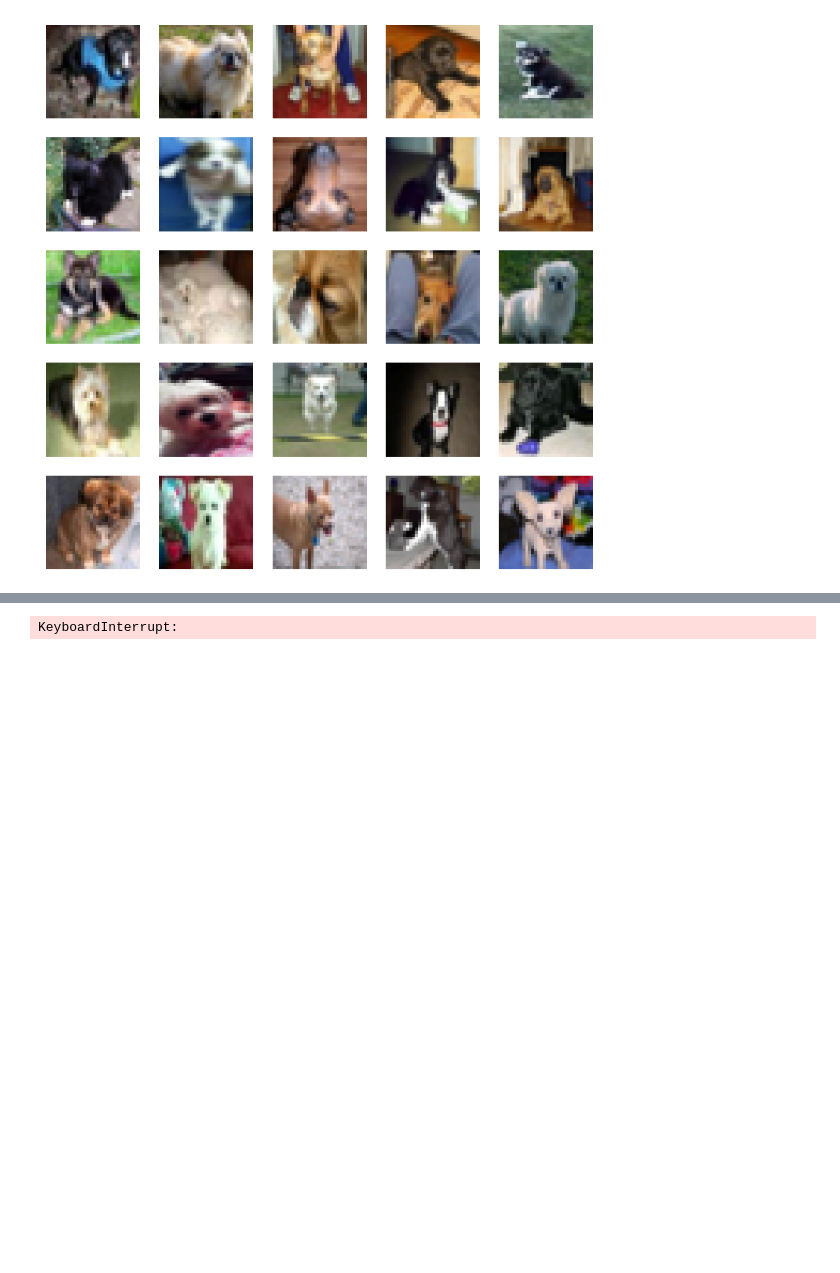
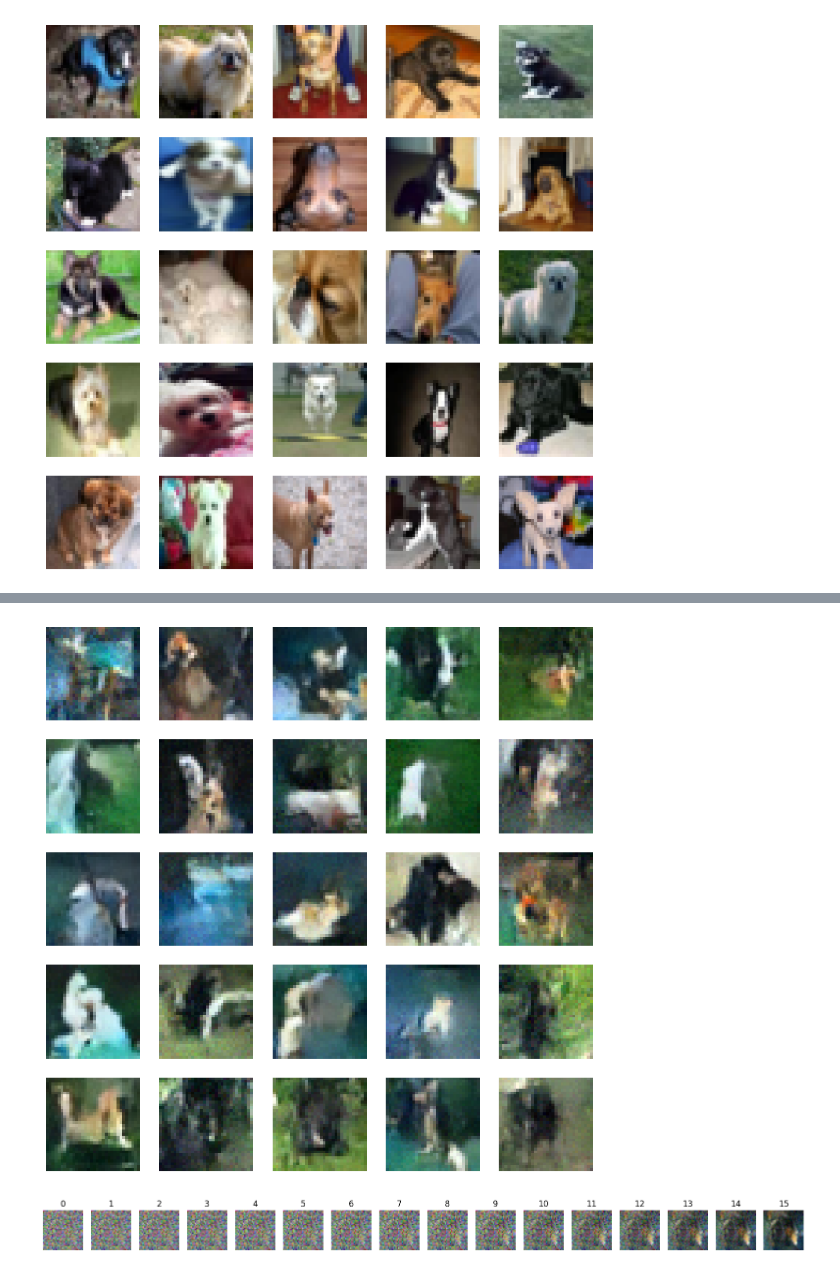
Before and after one commit to lrav35/diffusion, a Jupyter notebook: QuickDiffusionModel_TF.ipynb, the cells around one changed output, grey strips where cells are left out. Drawn from its saved outputs; the diff is of its cells as text; code cells hidden in the pictures; blank space fills up the shorter version.

```diff
--- a/QuickDiffusionModel_TF.ipynb
+++ b/QuickDiffusionModel_TF.ipynb
@@ -239,3 +227,8 @@ def train(R=50):
             pg = (j / total) * 100
             if j % 5 == 0:
                 bar.set_description(f'loss: {loss:.5f}, p: {pg:.2f}%')
+# %%
+model = tf.keras.models.load_model('SimpleUNet.keras')
+
+# Show the model architecture
+model.summary()
@@ -242,12 +257,13 @@ def train(R=50):
 # %%
-for _ in range(10):
+for _ in range(1):
     train()
     # reduce learning rate for next training
     model.optimizer.learning_rate = max(0.000001, model.optimizer.learning_rate * 0.9)
 
     # show result
     predict()
     predict_step()
     plt.show()
 # %% [output]
-KeyboardInterrupt:
+[figure, added]
+[figure, added]
```
Also changed, not shown: parts of 7 cells of this notebook.
